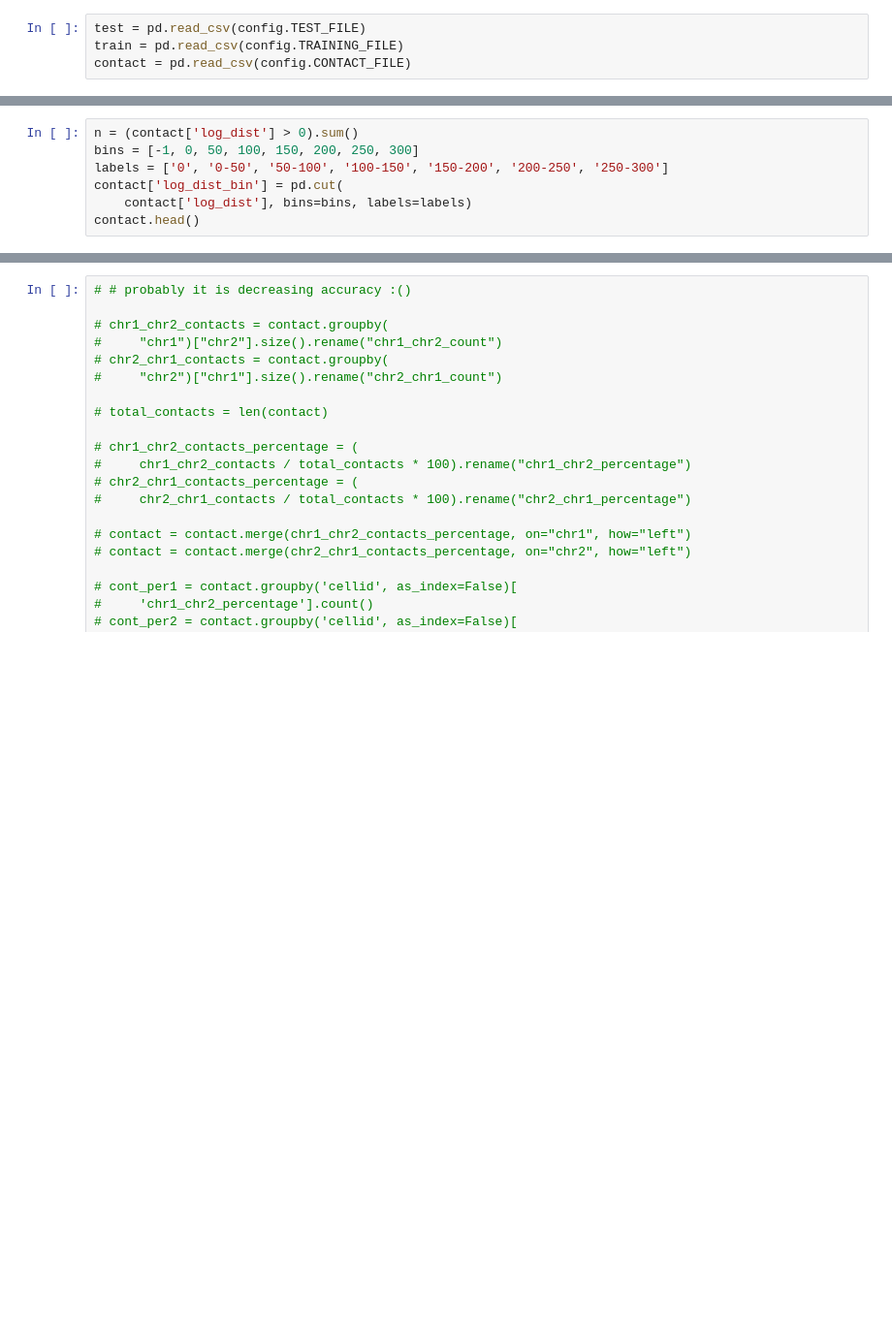
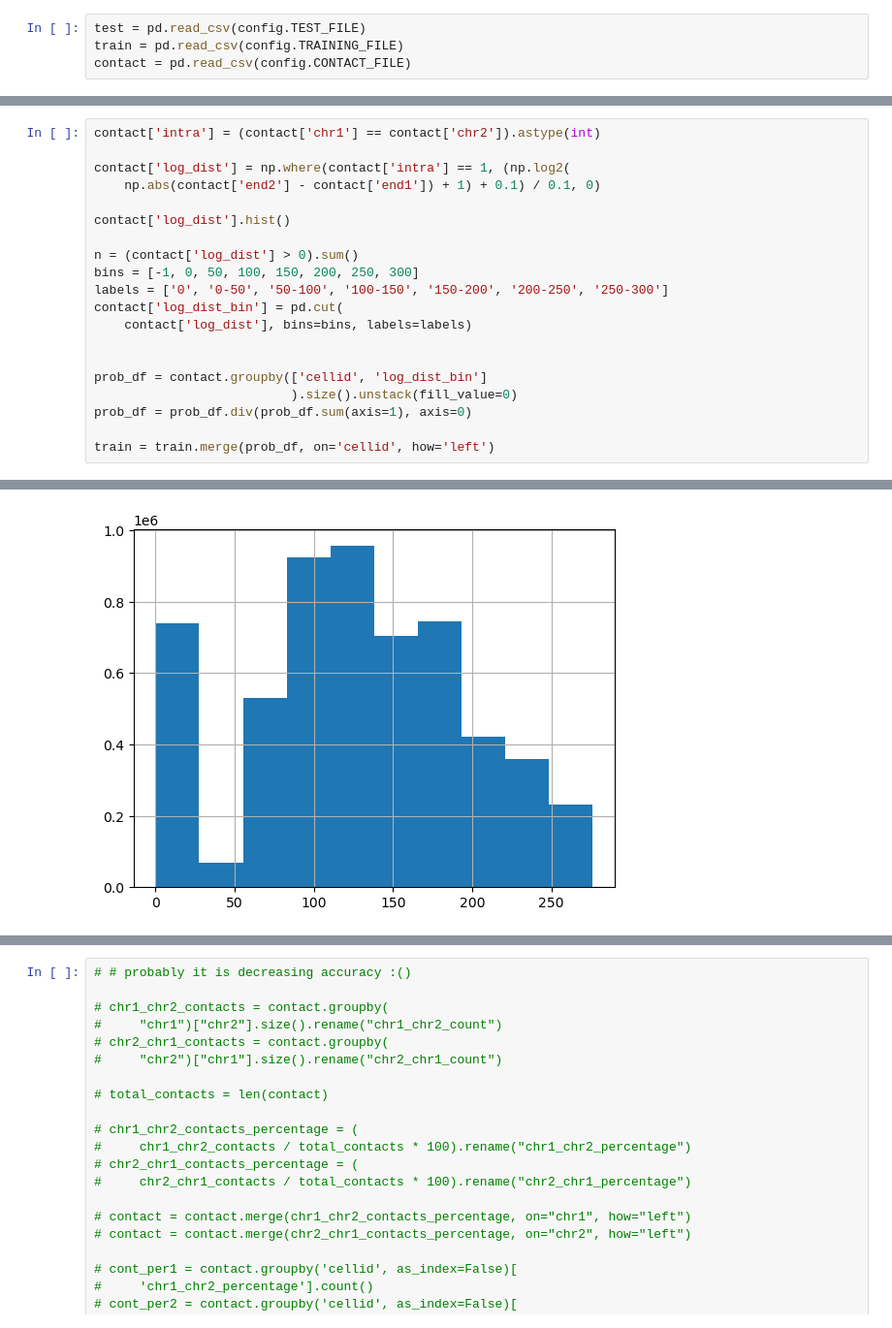
Before and after one commit to yahorlahunovich/wb-project, a Jupyter notebook: notebooks/feature_engineering_yahor.ipynb, the cells around one changed output, grey strips where cells are left out. Shown: that part at 97% size. Saved outputs shown, nothing was run; the diff lists cells and outputs as text; blank space fills up the shorter version.

```diff
--- a/notebooks/feature_engineering_yahor.ipynb
+++ b/notebooks/feature_engineering_yahor.ipynb
@@ -28,8 +32,21 @@ contact['log_dist'] = np.where(contact['intra'] == 1, (np.log2(
 # %%
+contact['intra'] = (contact['chr1'] == contact['chr2']).astype(int)
+
+contact['log_dist'] = np.where(contact['intra'] == 1, (np.log2(
+    np.abs(contact['end2'] - contact['end1']) + 1) + 0.1) / 0.1, 0)
+
+contact['log_dist'].hist()
+
 n = (contact['log_dist'] > 0).sum()
 bins = [-1, 0, 50, 100, 150, 200, 250, 300]
 labels = ['0', '0-50', '50-100', '100-150', '150-200', '200-250', '250-300']
 contact['log_dist_bin'] = pd.cut(
     contact['log_dist'], bins=bins, labels=labels)
-contact.head()
+
+
+prob_df = contact.groupby(['cellid', 'log_dist_bin']
+                          ).size().unstack(fill_value=0)
+prob_df = prob_df.div(prob_df.sum(axis=1), axis=0)
+
+train = train.merge(prob_df, on='cellid', how='left')
 # %% [output]
@@ -41,0 +53 @@ contact.head()
+[figure, added]
```
Also changed, not shown: parts of 31 cells of this notebook.
